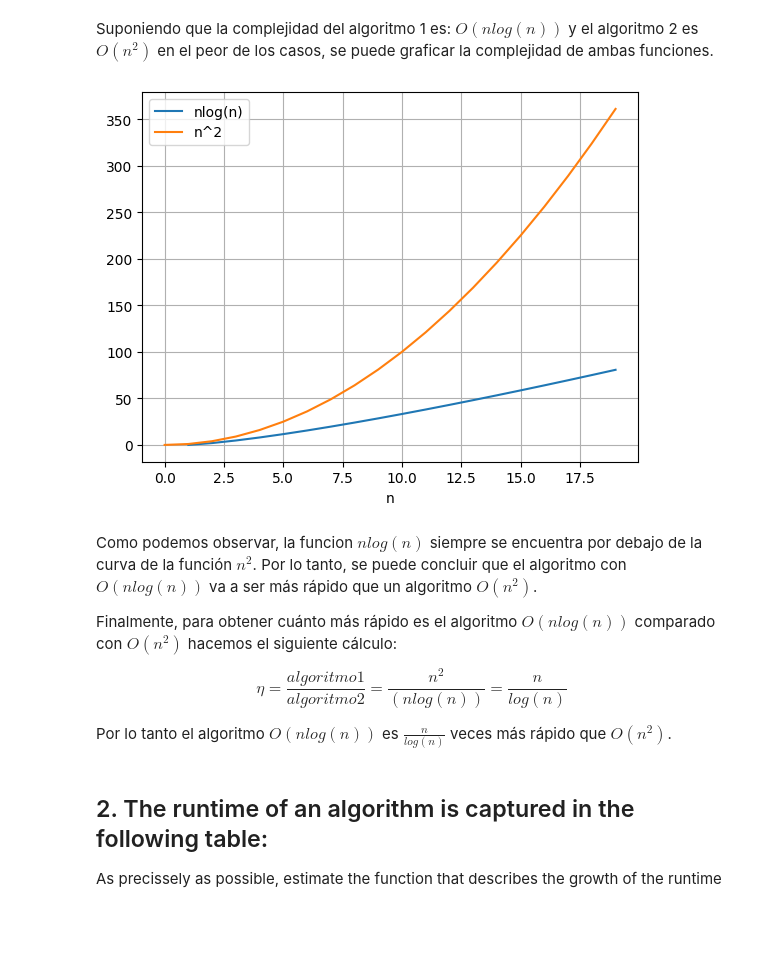
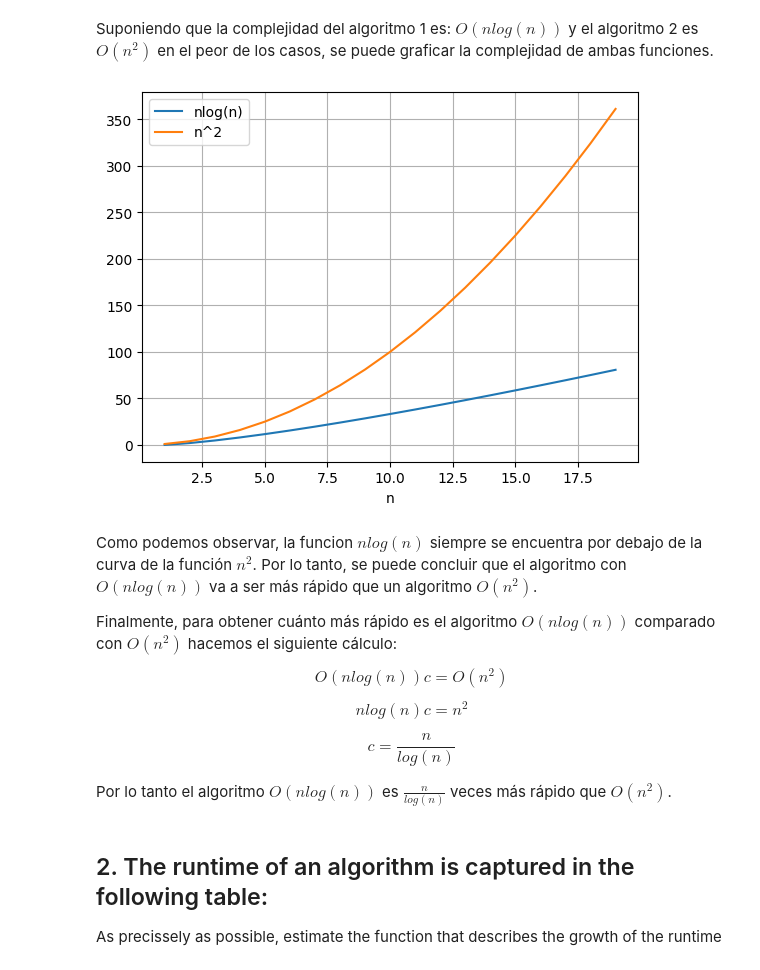
Before and after one commit to Gabeinstein/cmp-3002-fall22-gona, a Jupyter notebook: Deber 1/Deber1.ipynb, the cells around one changed output. Saved outputs shown, nothing was run; the diff lists cells and outputs as text; code cells hidden in the pictures; blank space fills up the shorter version.

```diff
--- a/Deber 1/Deber1.ipynb
+++ b/Deber 1/Deber1.ipynb
@@ -36,24 +20,29 @@ Suponiendo que la complejidad del algoritmo 1 es: $O(nlog(n))$ y el algoritmo 2
 # %%
 """
 Gráfica de función nlog(n) y n^2
 Se usa la libreria pandas y matplotlib
 Como se indicó en clase, la funcion log(n) se la considera como log_2(n)
 """
 plot1 = pd.DataFrame() #Estructura de datos que permite hacer vectores con identificadores
-plot1['n'] = np.arange(0,20,1) #Set 'n' en un vector de 0 al 20 en pasos de n = 1
+plot1['n'] = np.arange(1,20,1) #Set 'n' en un vector de 1 al 20 en pasos de n = 1
 plot1['n^2'] = np.power(plot1['n'], 2) #Set 'n^2'
 plot1['nlog(n)'] = plot1['n'] * np.log2(plot1['n']) #Set 'nlogn'
 
-plot1.plot(x='n', y=['nlog(n)', 'n^2']) #Plotting
+#Plot
+plot1.plot(x='n', y=['nlog(n)', 'n^2'])
 plt.grid()
 # %% [output]
-[figure, old version]
+[figure, new version]
 # %% [markdown]
 Como podemos observar, la funcion $nlog(n)$ siempre se encuentra por debajo de la curva de la función $n^2$. Por lo tanto, se puede concluir que el algoritmo con $O(nlog(n))$ va a ser más rápido que un algoritmo $O(n^2)$.
 
 Finalmente, para obtener cuánto más rápido es el algoritmo $O(nlog(n))$ comparado con $O(n^2)$ hacemos el siguiente cálculo:
 
-$$ \eta = \frac {algoritmo 1}{algoritmo 2} = \frac{n^2}{(nlog(n))} = \frac{n}{log(n)}$$
+$$ O(nlog(n))c = O(n^2) $$
+
+$$ nlog(n)c =  n^2 $$
+
+$$ c = \frac{n}{log(n)}$$
 
 Por lo tanto el algoritmo $O(nlog(n))$ es $\frac{n}{log(n)}$ veces más rápido que $O(n^2)$.
 # %% [markdown]
```
Also changed, not shown: parts of 24 cells of this notebook, 26 other files.
